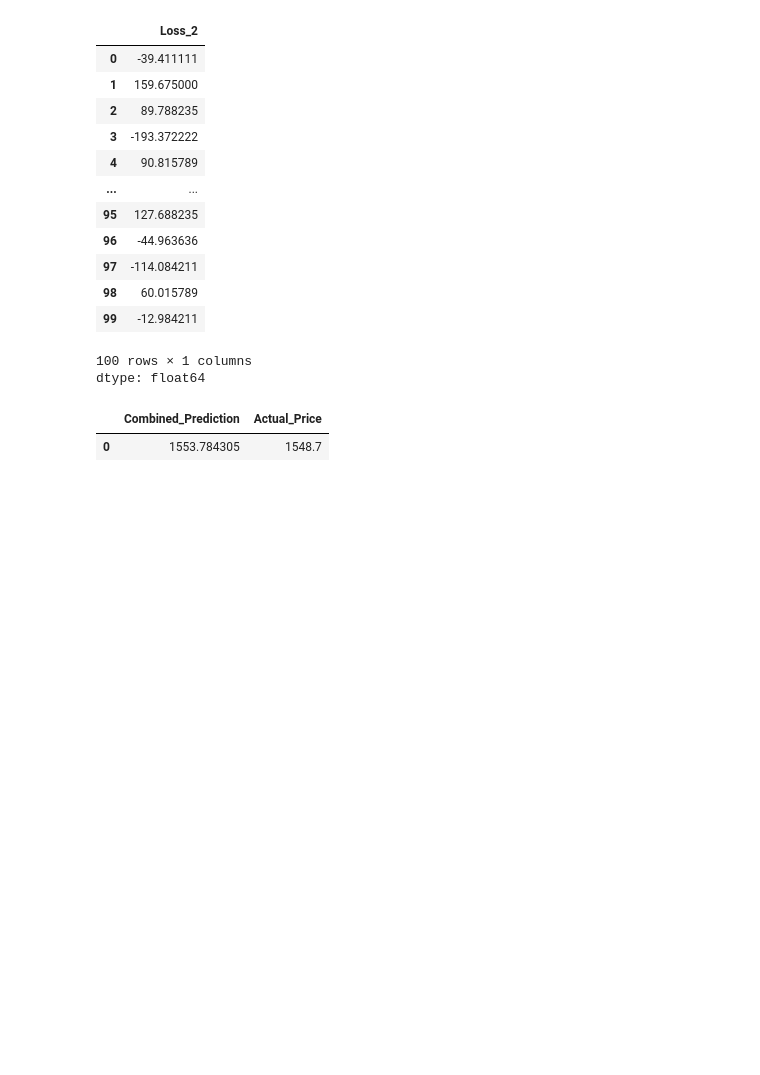
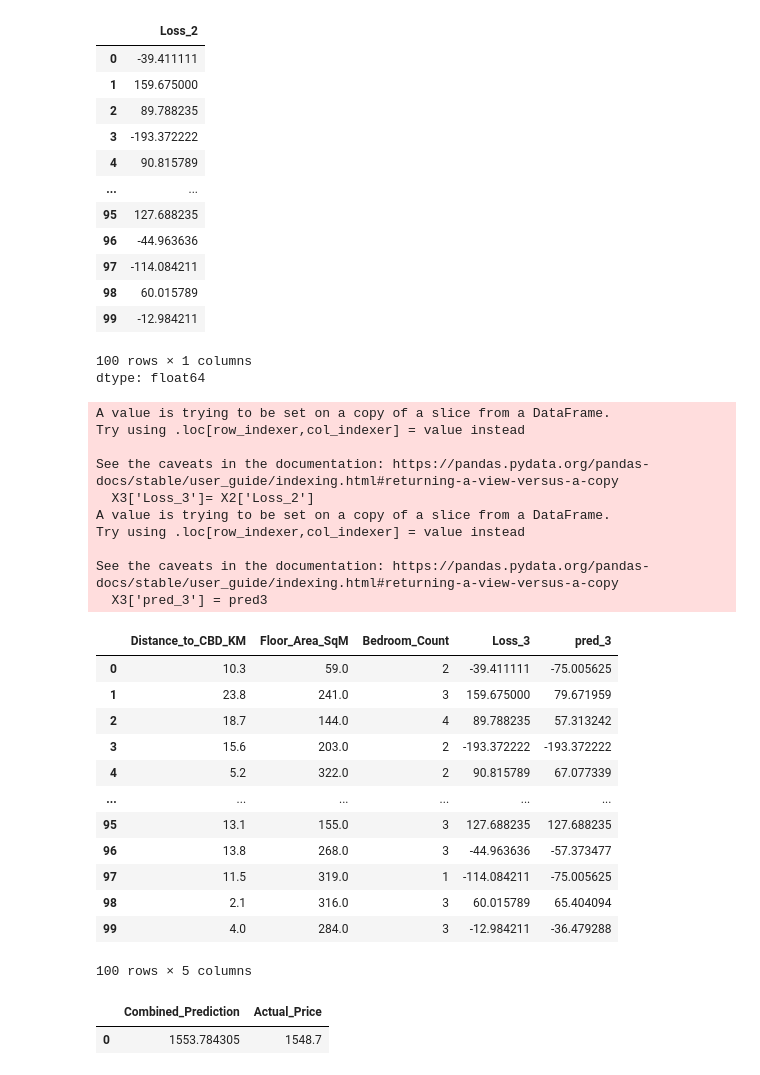
Before and after one commit to zeeshan3106/Machine-Learning, a Jupyter notebook: Gradient_Boost.ipynb, the cells around one changed output. Cells and saved outputs as stored; diff of their text form; code cells hidden in the pictures; blank space fills up the shorter version.

```diff
--- a/Gradient_Boost.ipynb
+++ b/Gradient_Boost.ipynb
@@ -124,11 +124,39 @@ dtype: float64
 # %%
 from sklearn.tree import DecisionTreeRegressor
 tree = DecisionTreeRegressor(max_leaf_nodes=32)
 training = tree.fit(X3,y3)
 pred = tree.predict(X3)
 pred3 = pd.DataFrame(pred)
 # from sklearn.metrics import mean_absolute_error
 # mean_absolute_error(y2, pred3)
+pred3
+X3['Loss_3']= X2['Loss_2']
+X3['pred_3'] = pred3
+X3
+# %% [output]
+A value is trying to be set on a copy of a slice from a DataFrame.
+Try using .loc[row_indexer,col_indexer] = value instead
+
+See the caveats in the documentation: https://pandas.pydata.org/pandas-docs/stable/user_guide/indexing.html#returning-a-view-versus-a-copy
+  X3['Loss_3']= X2['Loss_2']
+A value is trying to be set on a copy of a slice from a DataFrame.
+Try using .loc[row_indexer,col_indexer] = value instead
+
+See the caveats in the documentation: https://pandas.pydata.org/pandas-docs/stable/user_guide/indexing.html#returning-a-view-versus-a-copy
+  X3['pred_3'] = pred3
+|  | Distance_to_CBD_KM | Floor_Area_SqM | Bedroom_Count | Loss_3 | pred_3 |
+| 0 | 10.3 | 59.0 | 2 | -39.411111 | -75.005625 |
+| 1 | 23.8 | 241.0 | 3 | 159.675000 | 79.671959 |
+| 2 | 18.7 | 144.0 | 4 | 89.788235 | 57.313242 |
+| 3 | 15.6 | 203.0 | 2 | -193.372222 | -193.372222 |
+| 4 | 5.2 | 322.0 | 2 | 90.815789 | 67.077339 |
+| ... | ... | ... | ... | ... | ... |
+| 95 | 13.1 | 155.0 | 3 | 127.688235 | 127.688235 |
+| 96 | 13.8 | 268.0 | 3 | -44.963636 | -57.373477 |
+| 97 | 11.5 | 319.0 | 1 | -114.084211 | -75.005625 |
+| 98 | 2.1 | 316.0 | 3 | 60.015789 | 65.404094 |
+| 99 | 4.0 | 284.0 | 3 | -12.984211 | -36.479288 |
+100 rows × 5 columns
 # %%
 Combine = 1082+(406.380211)+(65.404094)
 Final={}
```
